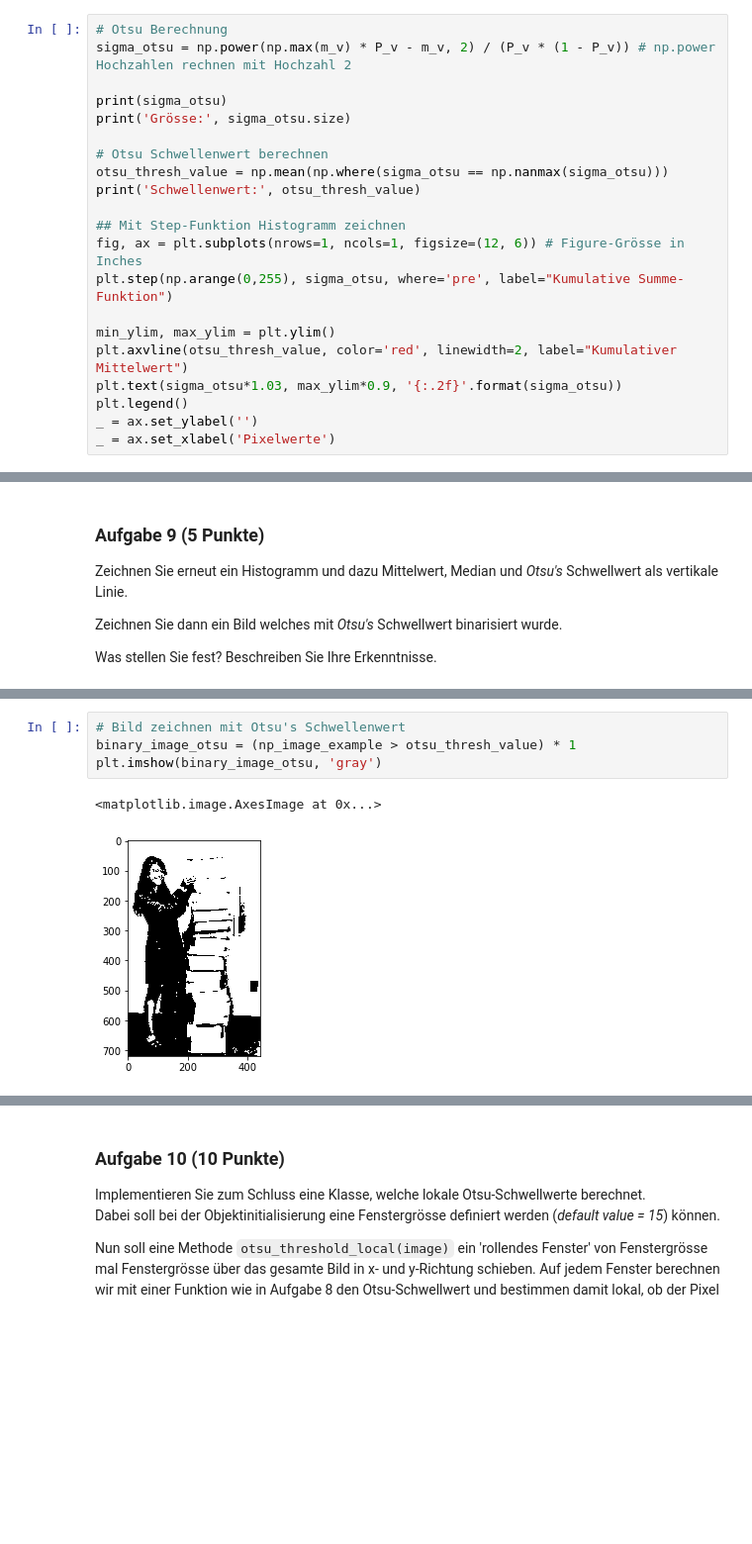
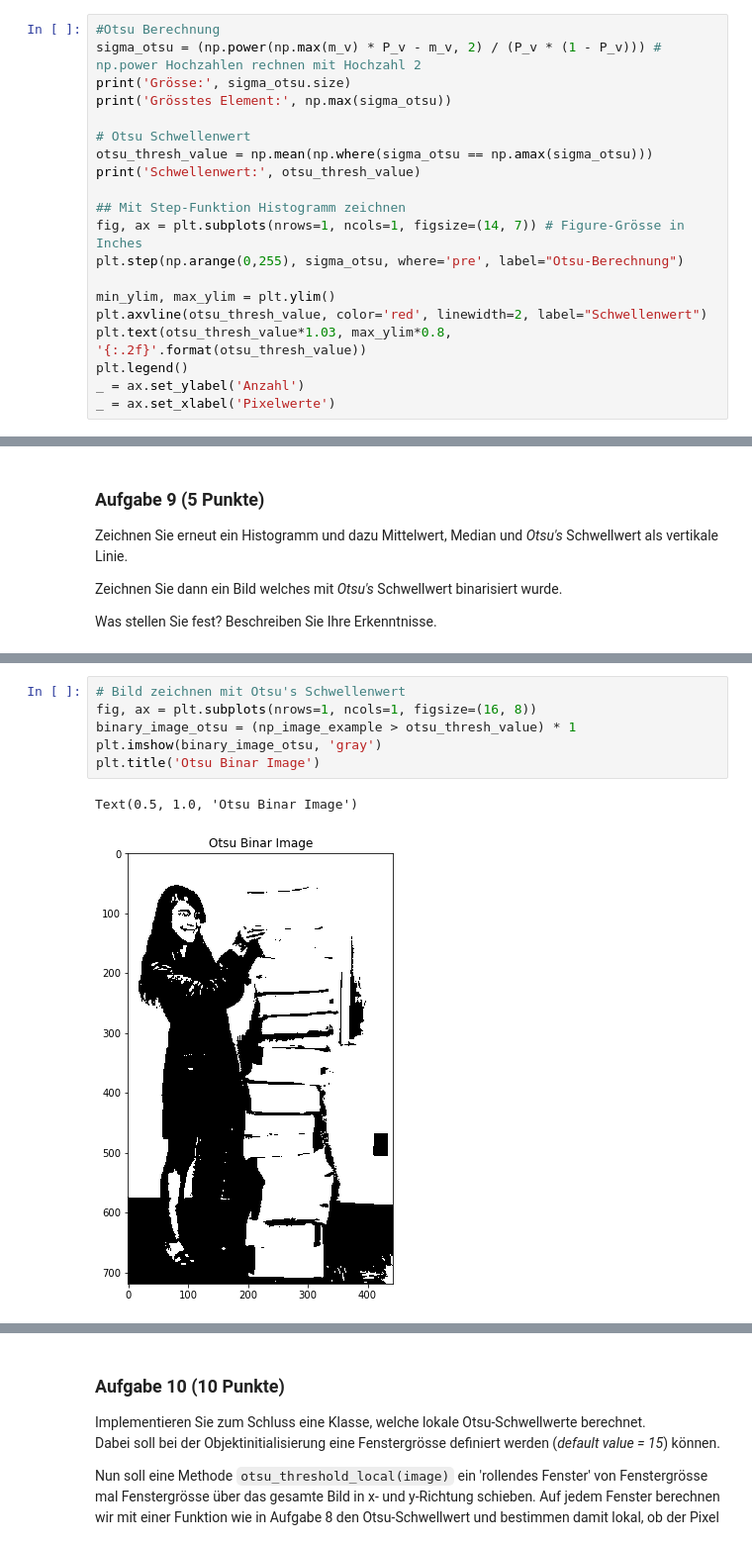
Before and after one commit to JuliaLauraMueller/dsp_hs2019, a Jupyter notebook: assignments/assignment07/exercise07.ipynb, the cells around one changed output, grey strips where cells are left out. Shown at 99% size. Drawn from its saved outputs; the diff is of its cells as text; blank space fills up the shorter version.

```diff
--- a/assignments/assignment07/exercise07.ipynb
+++ b/assignments/assignment07/exercise07.ipynb
@@ -355,24 +338,23 @@ print('m_v:', np.max(m_v))
 # %% [output]
 m_v: 144.95927689887827
 # %%
-# Otsu Berechnung
-sigma_otsu = np.power(np.max(m_v) * P_v - m_v, 2) / (P_v * (1 - P_v)) # np.power Hochzahlen rechnen mit Hochzahl 2
+#Otsu Berechnung
+sigma_otsu = (np.power(np.max(m_v) * P_v - m_v, 2) / (P_v * (1 - P_v))) # np.power Hochzahlen rechnen mit Hochzahl 2
+print('Grösse:', sigma_otsu.size)
+print('Grösstes Element:', np.max(sigma_otsu))
 
-print(sigma_otsu)
-print('Grösse:', sigma_otsu.size)
-
-# Otsu Schwellenwert berechnen
-otsu_thresh_value = np.mean(np.where(sigma_otsu == np.nanmax(sigma_otsu)))
+# Otsu Schwellenwert
+otsu_thresh_value = np.mean(np.where(sigma_otsu == np.amax(sigma_otsu)))
 print('Schwellenwert:', otsu_thresh_value)
 
 ## Mit Step-Funktion Histogramm zeichnen
-fig, ax = plt.subplots(nrows=1, ncols=1, figsize=(12, 6)) # Figure-Grösse in Inches
-plt.step(np.arange(0,255), sigma_otsu, where='pre', label="Kumulative Summe-Funktion")
+fig, ax = plt.subplots(nrows=1, ncols=1, figsize=(14, 7)) # Figure-Grösse in Inches
+plt.step(np.arange(0,255), sigma_otsu, where='pre', label="Otsu-Berechnung")
 
 min_ylim, max_ylim = plt.ylim()
-plt.axvline(otsu_thresh_value, color='red', linewidth=2, label="Kumulativer Mittelwert")
-plt.text(sigma_otsu*1.03, max_ylim*0.9, '{:.2f}'.format(sigma_otsu))
+plt.axvline(otsu_thresh_value, color='red', linewidth=2, label="Schwellenwert")
+plt.text(otsu_thresh_value*1.03, max_ylim*0.8, '{:.2f}'.format(otsu_thresh_value))
 plt.legend()
-_ = ax.set_ylabel('')
+_ = ax.set_ylabel('Anzahl')
 _ = ax.set_xlabel('Pixelwerte')
 # %% [output]
@@ -448,7 +510,9 @@ plt.legend()
 # %%
 # Bild zeichnen mit Otsu's Schwellenwert
+fig, ax = plt.subplots(nrows=1, ncols=1, figsize=(16, 8))
 binary_image_otsu = (np_image_example > otsu_thresh_value) * 1
 plt.imshow(binary_image_otsu, 'gray')
+plt.title('Otsu Binar Image')
 # %% [output]
-<matplotlib.image.AxesImage at 0x...>
+Text(0.5, 1.0, 'Otsu Binar Image')
-[figure, old version]
+[figure, new version]
```
Also changed, not shown: parts of 30 cells of this notebook, 3 other files.
